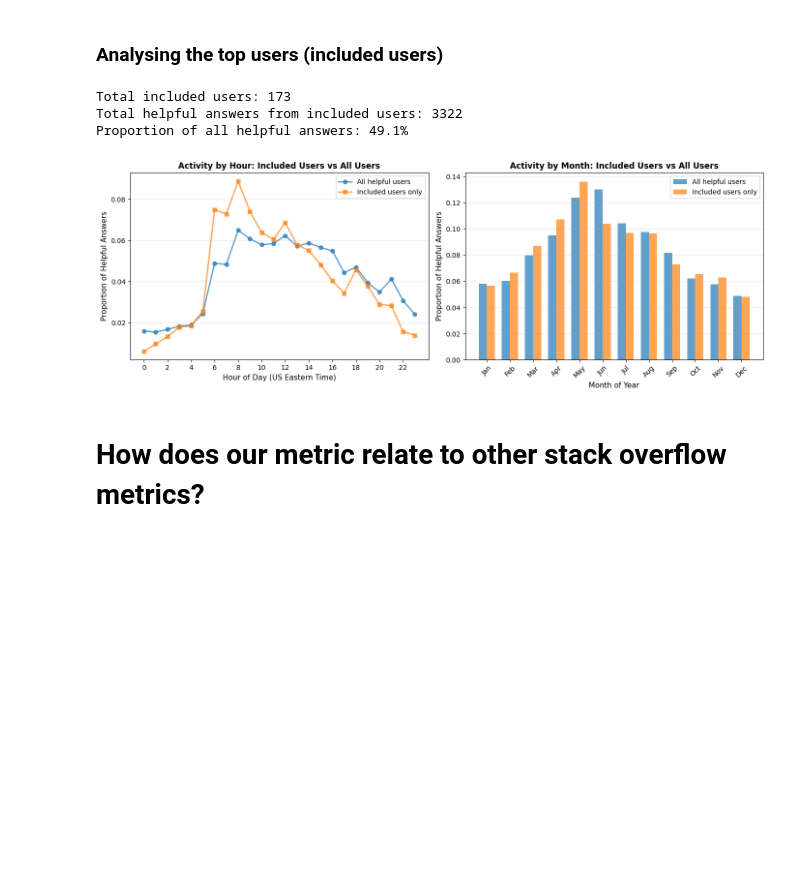
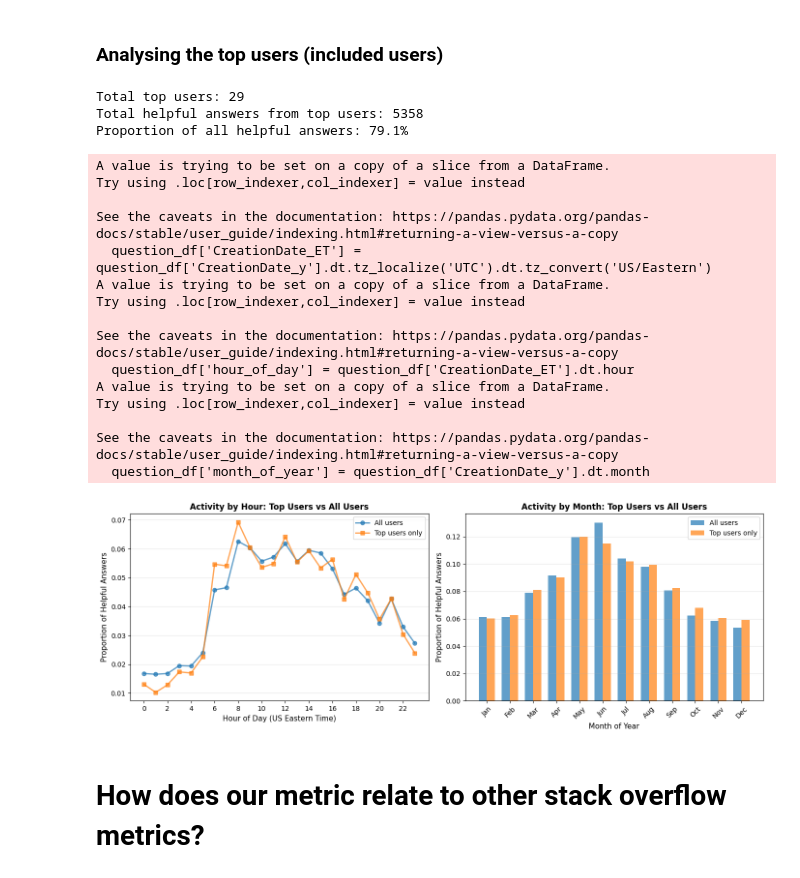
Before and after one commit to isaacbacker/GroupPres_SDS, a Jupyter notebook: Notebooks/fsds25_ex_wk01d02.ipynb, the cells around one changed output. Saved outputs shown, nothing was run; the diff lists cells and outputs as text; code cells hidden in the pictures; blank space fills up the shorter version.

```diff
--- a/Notebooks/fsds25_ex_wk01d02.ipynb
+++ b/Notebooks/fsds25_ex_wk01d02.ipynb
@@ -250,7 +257,9 @@ Name: proportion, dtype: float64
 # Create "helpful" indicator variables
 # %%
 question_df['accepted_answer_delay'] = question_df['CreationDate_y'] - question_df['CreationDate_x']
-question_df['is_helpful'] = question_df['accepted_answer_delay'].dt.days <= 2
+question_df['is_timely'] = question_df['accepted_answer_delay'].dt.days <= 2
+question_df['is_accepted_answer'] = ~question_df['AcceptedAnswerId'].isna()
+question_df['is_helpful'] = question_df['is_accepted_answer'] & question_df['is_timely']
 question_df.head()
 # %% [output]
 A value is trying to be set on a copy of a slice from a DataFrame.
@@ -411,10 +368,9 @@ Index(['1085', '10880', '11010', '11039', '11360', '11410', '11453', '11467',
 # %%
-last_year = helpful_answers[(helpful_answers['month'] >= '2023-03-01') & (helpful_answers['month'] <= '2024-03-01')]
-user_helpful_answer_count = last_year[last_year['OwnerUserId_y'].isin(included_users)].groupby('OwnerUserId_y').size().sort_values(ascending=False)
+user_helpful_answer_count = helpful_answers.groupby('OwnerUserId_y').size().sort_values(ascending=False)
 user_helpful_answer_count.hist(bins=20)
 from matplotlib import pyplot as plt
-plt.xlabel(f'Number of helpful answers between {ma - pd.DateOffset(years=1):%Y-%m} and {ma:%Y-%m}')
+plt.xlabel(f'Number of helpful answers')
 plt.ylabel('Number of users')
-plt.title('Histogram of number of helpful answers per user over course of one year, only including users who were active prior to period start', wrap=True)
+plt.title('Histogram of number of helpful answers per user', wrap=True)
 plt.tight_layout()
 # %% [output]
@@ -481,3 +397,5 @@ grouped.set_index(['OwnerUserId_y', 'month']).reindex(index=cross, fill_value=0,
+# %%
+top_users = user_helpful_answer_count[user_helpful_answer_count >= 33]
 # %% [markdown]
 ## When are helpful users active?
 # %% [markdown]
@@ -532,61 +450,81 @@ Least active month: Dec (4.9% of answers)
 # %% [markdown]
 ### Analysing the top users (included users)
 # %%
-# Calculating the same stuff but for included users according to Max's criteria
-helpful_answers_top_users = helpful_answers[helpful_answers['OwnerUserId_y'].isin(included_users)].copy()
+# Add timezone and extract day/month
+question_df['CreationDate_ET'] = question_df['CreationDate_y'].dt.tz_localize('UTC').dt.tz_convert('US/Eastern')
+question_df['hour_of_day'] = question_df['CreationDate_ET'].dt.hour
+question_df['month_of_year'] = question_df['CreationDate_y'].dt.month
 
-# Add timezone and extract day/month
-helpful_answers_top_users['CreationDate_ET'] = helpful_answers_top_users['CreationDate_y'].dt.tz_localize('UTC').dt.tz_convert('US/Eastern')
-helpful_answers_top_users['hour_of_day'] = helpful_answers_top_users['CreationDate_ET'].dt.hour
-helpful_answers_top_users['month_of_year'] = helpful_answers_top_users['CreationDate_y'].dt.month
+# Calculating the same stuff but for top users according to Max's criteria
+helpful_answers_top_users = question_df[question_df['OwnerUserId_y'].isin(top_users.index)].copy()
+
+# # Add timezone and extract day/month
+# helpful_answers_top_users['CreationDate_ET'] = helpful_answers_top_users['CreationDate_y'].dt.tz_localize('UTC').dt.tz_convert('US/Eastern')
+# helpful_answers_top_users['hour_of_day'] = helpful_answers_top_users['CreationDate_ET'].dt.hour
+# helpful_answers_top_users['month_of_year'] = helpful_answers_top_users['CreationDate_y'].dt.month
 
 
-print(f"Total included users: {len(included_users)}")
-print(f"Total helpful answers from included users: {len(helpful_answers_top_users)}")
+print(f"Total top users: {len(top_users)}")
+print(f"Total helpful answers from top users: {len(helpful_answers_top_users)}")
 print(f"Proportion of all helpful answers: {len(helpful_answers_top_users)/len(helpful_answers):.1%}\n")
 
-# Create visualizations comparing all users vs included users
+# Create visualizations comparing all users vs top users
 fig, axes = plt.subplots(1, 2, figsize=(14, 5))
 
 # Hour of day comparison
-hour_counts_all = helpful_answers['hour_of_day'].value_counts(normalize=True).sort_index()
+hour_counts_all = question_df['hour_of_day'].value_counts(normalize=True).sort_index()
 hour_counts_top = helpful_answers_top_users['hour_of_day'].value_counts(normalize=True).sort_index()
 
 ax1 = axes[0]
-ax1.plot(hour_counts_all.index, hour_counts_all.values, 'o-', label='All helpful users', alpha=0.7, linewidth=2)
-ax1.plot(hour_counts_top.index, hour_counts_top.values, 's-', label='Included users only', alpha=0.7, linewidth=2)
+ax1.plot(hour_counts_all.index, hour_counts_all.values, 'o-', label='All users', alpha=0.7, linewidth=2)
+ax1.plot(hour_counts_top.index, hour_counts_top.values, 's-', label='Top users only', alpha=0.7, linewidth=2)
 ax1.set_xlabel('Hour of Day (US Eastern Time)', fontsize=11)
 ax1.set_ylabel('Proportion of Helpful Answers', fontsize=11)
-ax1.set_title('Activity by Hour: Included Users vs All Users', fontsize=12, fontweight='bold')
+ax1.set_title('Activity by Hour: Top Users vs All Users', fontsize=12, fontweight='bold')
 ax1.set_xticks(range(0, 24, 2))
 ax1.legend()
 ax1.grid(axis='y', alpha=0.3)
 
 # Month comparison
-month_counts_all = helpful_answers['month_of_year'].value_counts(normalize=True).sort_index()
+month_counts_all = question_df['month_of_year'].value_counts(normalize=True).sort_index()
 month_counts_top = helpful_answers_top_users['month_of_year'].value_counts(normalize=True).sort_index()
 month_names = ['Jan', 'Feb', 'Mar', 'Apr', 'May', 'Jun', 'Jul', 'Aug', 'Sep', 'Oct', 'Nov', 'Dec']
 
 ax2 = axes[1]
 x = range(1, 13)
 width = 0.35
-ax2.bar([i - width/2 for i in x], [month_counts_all.get(i, 0) for i in x], width, label='All helpful users', alpha=0.7)
-ax2.bar([i + width/2 for i in x], [month_counts_top.get(i, 0) for i in x], width, label='Included users only', alpha=0.7)
+ax2.bar([i - width/2 for i in x], [month_counts_all.get(i, 0) for i in x], width, label='All users', alpha=0.7)
+ax2.bar([i + width/2 for i in x], [month_counts_top.get(i, 0) for i in x], width, label='Top users only', alpha=0.7)
 ax2.set_xlabel('Month of Year', fontsize=11)
 ax2.set_ylabel('Proportion of Helpful Answers', fontsize=11)
-ax2.set_title('Activity by Month: Included Users vs All Users', fontsize=12, fontweight='bold')
+ax2.set_title('Activity by Month: Top Users vs All Users', fontsize=12, fontweight='bold')
 ax2.set_xticks(range(1, 13))
 ax2.set_xticklabels(month_names, rotation=45)
 ax2.legend()
 ax2.grid(axis='y', alpha=0.3)
 
 plt.tight_layout()
 plt.show()
 # %% [output]
-Total included users: 173
-Total helpful answers from included users: 3322
-Proportion of all helpful answers: 49.1%
+Total top users: 29
+Total helpful answers from top users: 5358
+Proportion of all helpful answers: 79.1%
+A value is trying to be set on a copy of a slice from a DataFrame.
+Try using .loc[row_indexer,col_indexer] = value instead
+
+See the caveats in the documentation: https://pandas.pydata.org/pandas-docs/stable/user_guide/indexing.html#returning-a-view-versus-a-copy
+  question_df['CreationDate_ET'] = question_df['CreationDate_y'].dt.tz_localize('UTC').dt.tz_convert('US/Eastern')
+A value is trying to be set on a copy of a slice from a DataFrame.
+Try using .loc[row_indexer,col_indexer] = value instead
+
+See the caveats in the documentation: https://pandas.pydata.org/pandas-docs/stable/user_guide/indexing.html#returning-a-view-versus-a-copy
+  question_df['hour_of_day'] = question_df['CreationDate_ET'].dt.hour
+A value is trying to be set on a copy of a slice from a DataFrame.
+Try using .loc[row_indexer,col_indexer] = value instead
+
+See the caveats in the documentation: https://pandas.pydata.org/pandas-docs/stable/user_guide/indexing.html#returning-a-view-versus-a-copy
+  question_df['month_of_year'] = question_df['CreationDate_y'].dt.month
-[figure, old version]
+[figure, new version]
 # %% [markdown]
 # How does our metric relate to other stack overflow metrics?
 # %%
```
Also changed, not shown: parts of 29 cells of this notebook.
